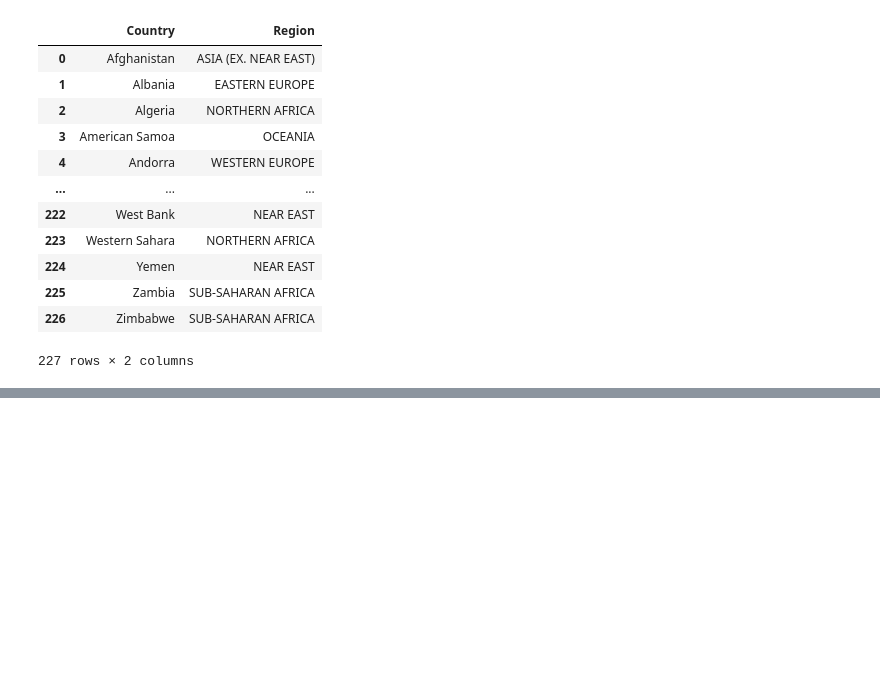
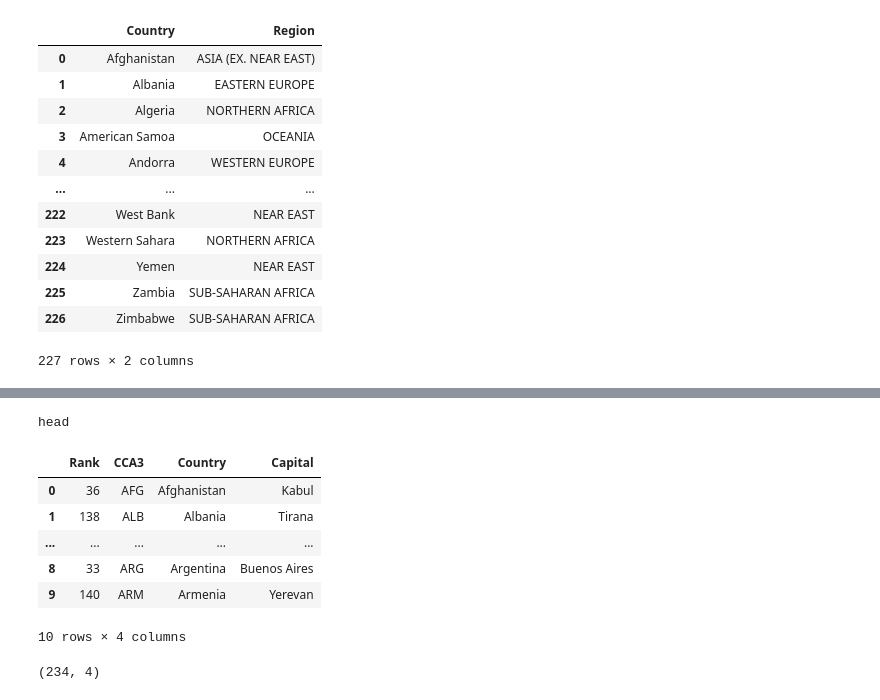
Before and after one commit to aaryyya/getting-started-pandas, a Jupyter notebook: 01._Reading.ipynb, the cells around one changed output, grey strips where cells are left out. Drawn from its saved outputs; the diff is of its cells as text; code cells hidden in the pictures; blank space fills up the shorter version.

```diff
--- a/01._Reading.ipynb
+++ b/01._Reading.ipynb
@@ -40,0 +126,16 @@ pd.read_csv(r"D:\getting-started-pandas\countries of the world.csv")
+# %%
+print("head")
+df.head(10)
+# %% [output]
+head
+|  | Rank | CCA3 | Country | Capital |
+| 0 | 36 | AFG | Afghanistan | Kabul |
+| 1 | 138 | ALB | Albania | Tirana |
+| ... | ... | ... | ... | ... |
+| 8 | 33 | ARG | Argentina | Buenos Aires |
+| 9 | 140 | ARM | Armenia | Yerevan |
+10 rows × 4 columns
+# %%
+df.shape
+# %% [output]
+(234, 4)
```
Also changed, not shown: parts of 11 cells of this notebook, 3 other files.
